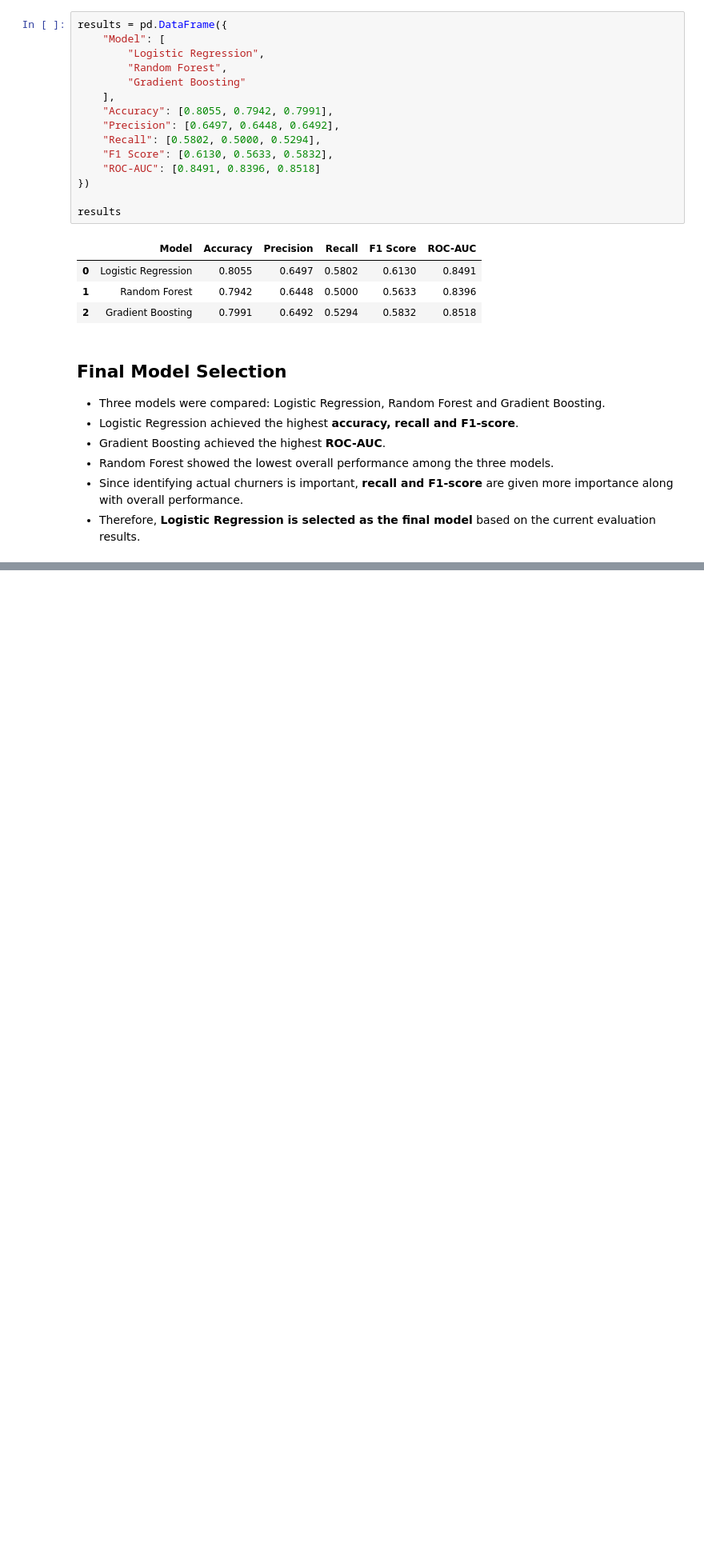
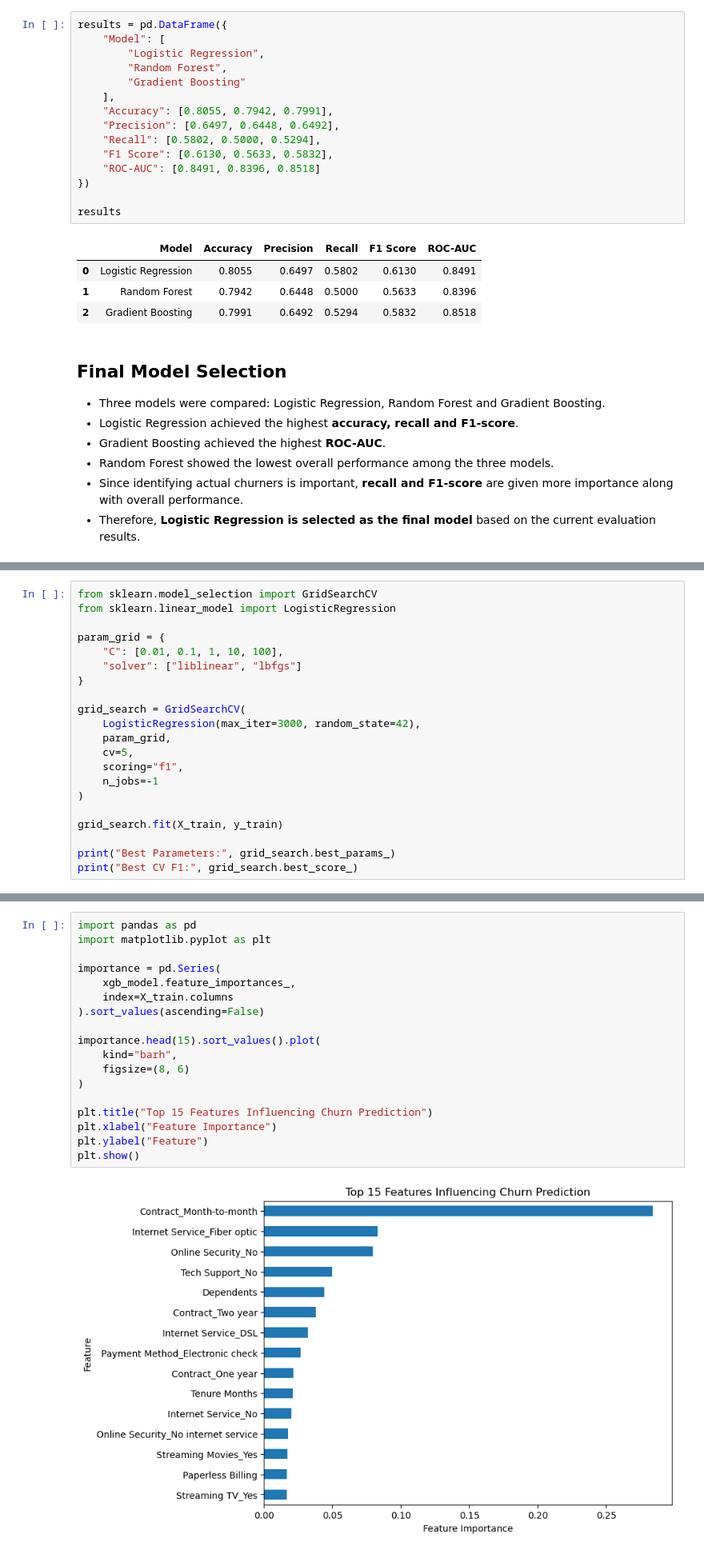
Before and after one commit to RATHICK2951/Data-Analytics---Batch10-, a Jupyter notebook: Notebook/Modelling.ipynb, the cells around one changed output, grey strips where cells are left out. Shown at 80% size. Saved outputs shown, nothing was run; the diff lists cells and outputs as text; blank space fills up the shorter version.

```diff
--- a/Notebook/Modelling.ipynb
+++ b/Notebook/Modelling.ipynb
@@ -359,0 +474,21 @@ results
+# %%
+from sklearn.model_selection import GridSearchCV
+from sklearn.linear_model import LogisticRegression
+
+param_grid = {
+    "C": [0.01, 0.1, 1, 10, 100],
+    "solver": ["liblinear", "lbfgs"]
+}
+
+grid_search = GridSearchCV(
+    LogisticRegression(max_iter=3000, random_state=42),
+    param_grid,
+    cv=5,
+    scoring="f1",
+    n_jobs=-1
+)
+
+grid_search.fit(X_train, y_train)
+
+print("Best Parameters:", grid_search.best_params_)
+print("Best CV F1:", grid_search.best_score_)
@@ -359,0 +648,20 @@ results
+# %%
+import pandas as pd
+import matplotlib.pyplot as plt
+
+importance = pd.Series(
+    xgb_model.feature_importances_,
+    index=X_train.columns
+).sort_values(ascending=False)
+
+importance.head(15).sort_values().plot(
+    kind="barh",
+    figsize=(8, 6)
+)
+
+plt.title("Top 15 Features Influencing Churn Prediction")
+plt.xlabel("Feature Importance")
+plt.ylabel("Feature")
+plt.show()
+# %% [output]
+[figure, added]
```
Also changed, not shown: parts of 25 cells of this notebook.
